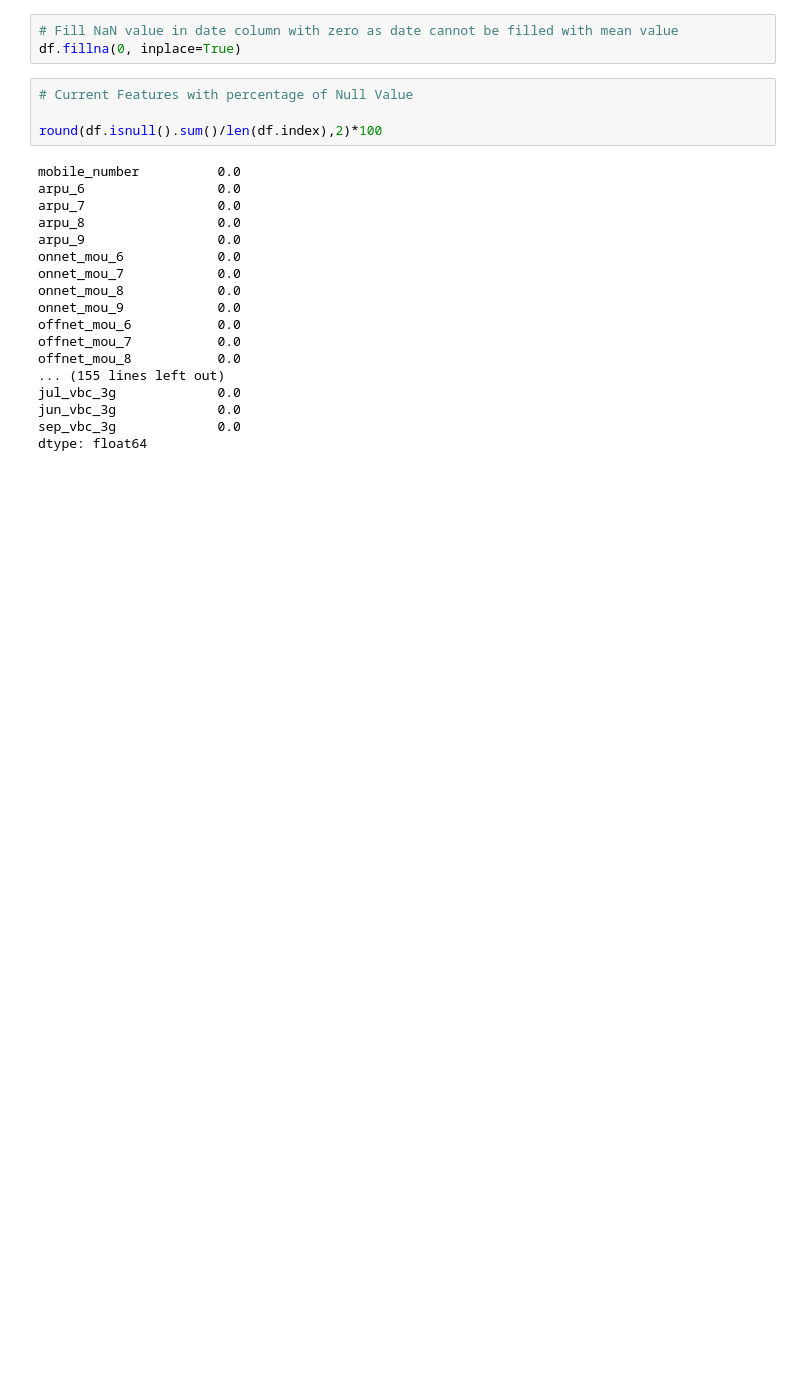
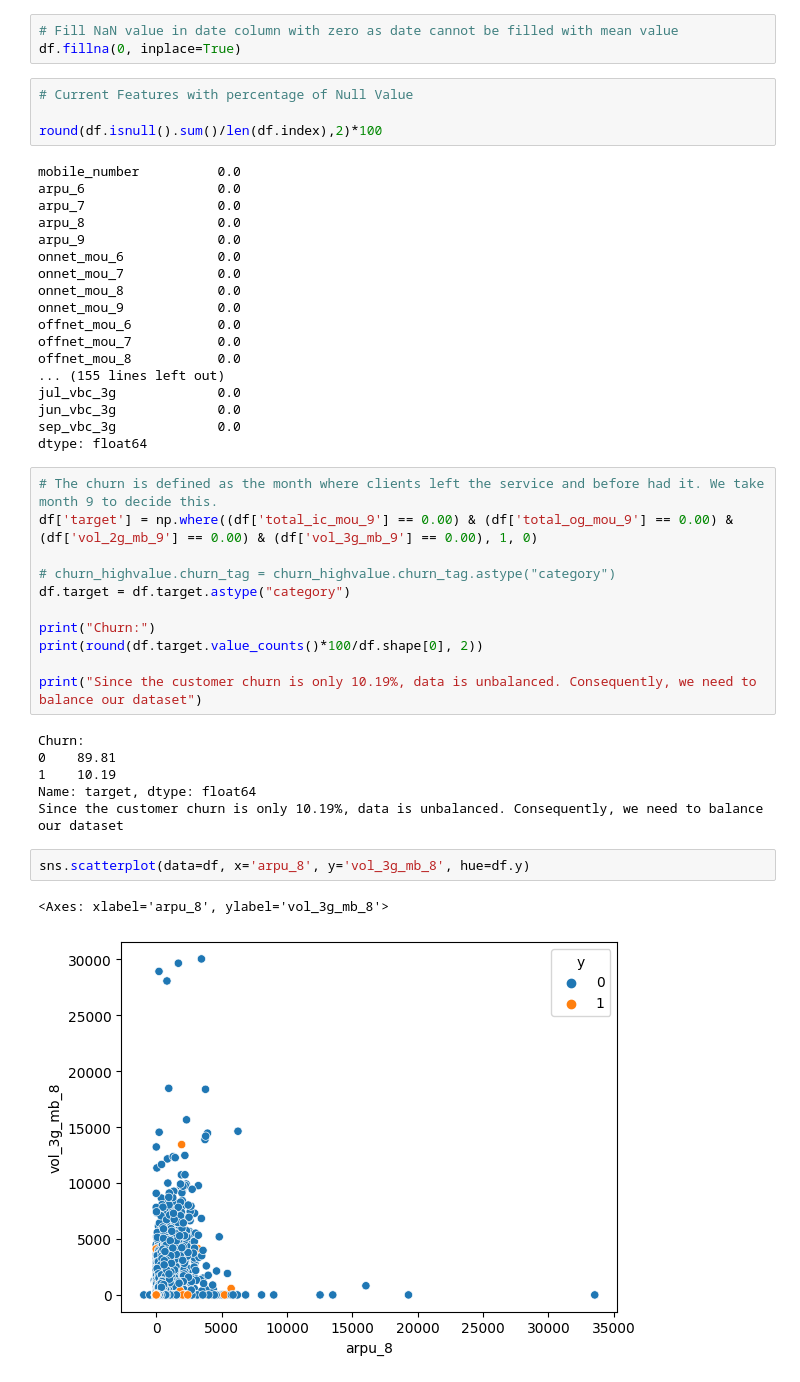
Before and after one commit to fsigs/nmsu-cs519-machine-learning-1-project, a Jupyter notebook: ps03/ML_Project.ipynb, the cells around one changed output. Saved outputs shown, nothing was run; the diff lists cells and outputs as text; blank space fills up the shorter version.

```diff
--- a/ps03/ML_Project.ipynb
+++ b/ps03/ML_Project.ipynb
@@ -245,3 +246,25 @@ jul_vbc_3g             0.0
 jun_vbc_3g             0.0
 sep_vbc_3g             0.0
 dtype: float64
+# %%
+# The churn is defined as the month where clients left the service and before had it. We take month 9 to decide this.
+df['target'] = np.where((df['total_ic_mou_9'] == 0.00) & (df['total_og_mou_9'] == 0.00) & (df['vol_2g_mb_9'] == 0.00) & (df['vol_3g_mb_9'] == 0.00), 1, 0)
+
+# churn_highvalue.churn_tag = churn_highvalue.churn_tag.astype("category")
+df.target = df.target.astype("category")
+
+print("Churn:")
+print(round(df.target.value_counts()*100/df.shape[0], 2))
+
+print("Since the customer churn is only 10.19%, data is unbalanced. Consequently, we need to balance our dataset")
+# %% [output]
+Churn:
+0    89.81
+1    10.19
+Name: target, dtype: float64
+Since the customer churn is only 10.19%, data is unbalanced. Consequently, we need to balance our dataset
+# %%
+sns.scatterplot(data=df, x='arpu_8', y='vol_3g_mb_8', hue=df.y)
+# %% [output]
+<Axes: xlabel='arpu_8', ylabel='vol_3g_mb_8'>
+[figure, added]
```
Also changed, not shown: parts of 10 cells of this notebook.
